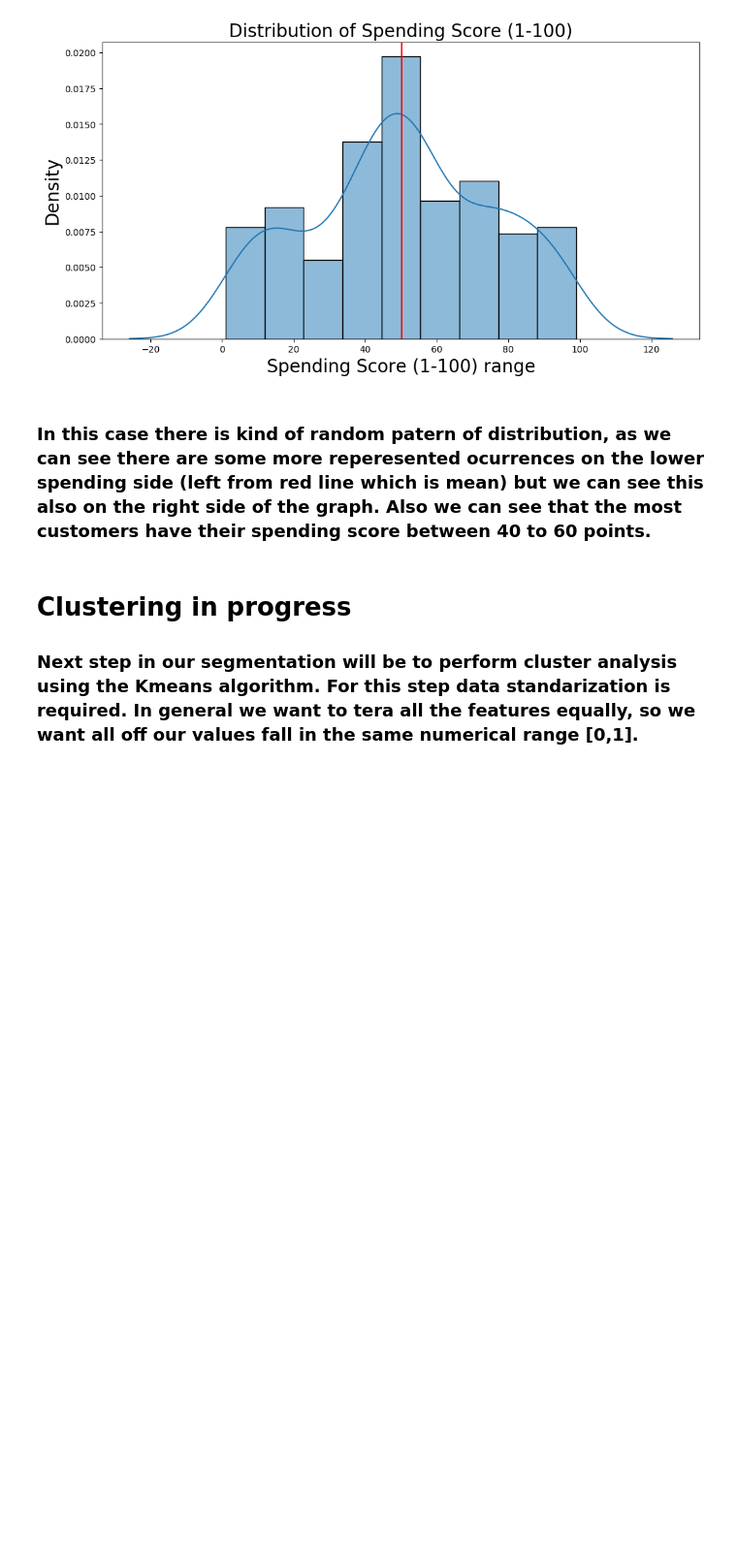
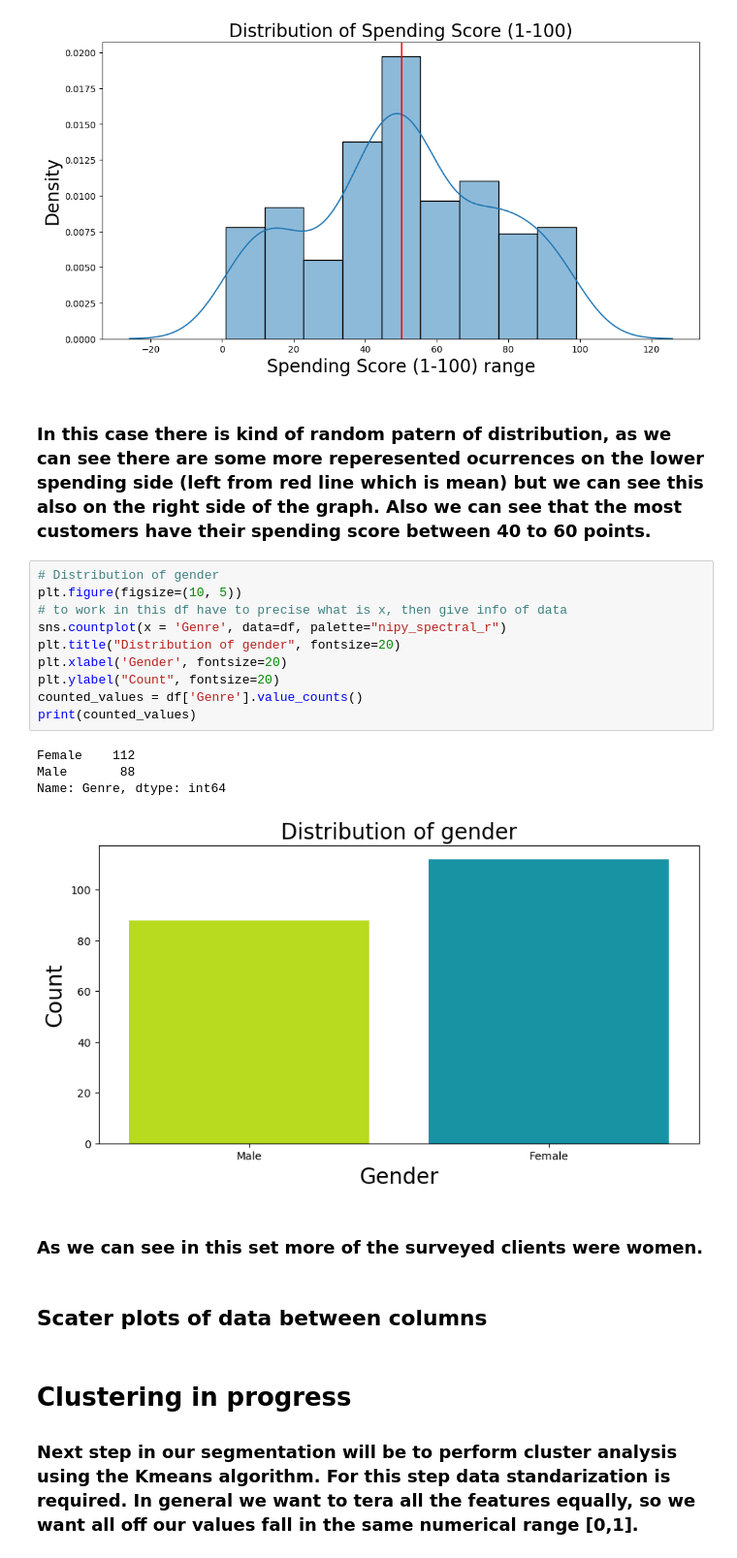
Before and after one commit to GentlemanFrog/Segmentation_mall_data, a Jupyter notebook: Untitled.ipynb, the cells around one changed output. Shown at 97% size. Cells and saved outputs as stored; diff of their text form; blank space fills up the shorter version.

Commit message:
Update, add gender distribution
Added graph of gender distribution across df.

```diff
--- a/Untitled.ipynb
+++ b/Untitled.ipynb
@@ -177,6 +177,25 @@ Mean of Spending Score (1-100): 50.2
 [figure]
 # %% [markdown]
 ### In this case there is kind of random patern of distribution, as we can see there are some more reperesented ocurrences on the lower spending side (left from red line which is mean) but we can see this also on the right side of the graph. Also we can see that the most customers have their spending score between 40 to 60 points.
+# %%
+# Distribution of gender
+plt.figure(figsize=(10, 5))
+# to work in this df have to precise what is x, then give info of data
+sns.countplot(x = 'Genre', data=df, palette="nipy_spectral_r")
+plt.title("Distribution of gender", fontsize=20)
+plt.xlabel('Gender', fontsize=20)
+plt.ylabel("Count", fontsize=20)
+counted_values = df['Genre'].value_counts()
+print(counted_values)
+# %% [output]
+Female    112
+Male       88
+Name: Genre, dtype: int64
+[figure, added]
+# %% [markdown]
+### As we can see in this set more of the surveyed clients were women.
+# %% [markdown]
+## Scater plots of data between columns
 # %% [markdown]
 # Clustering in progress
 ### Next step in our segmentation will be to perform cluster analysis using the Kmeans algorithm. For this step data standarization is required. In general we want to tera all the features equally, so we want all off our values fall in the same numerical range [0,1].
```
Also changed, not shown: parts of 1 cell of this notebook.
